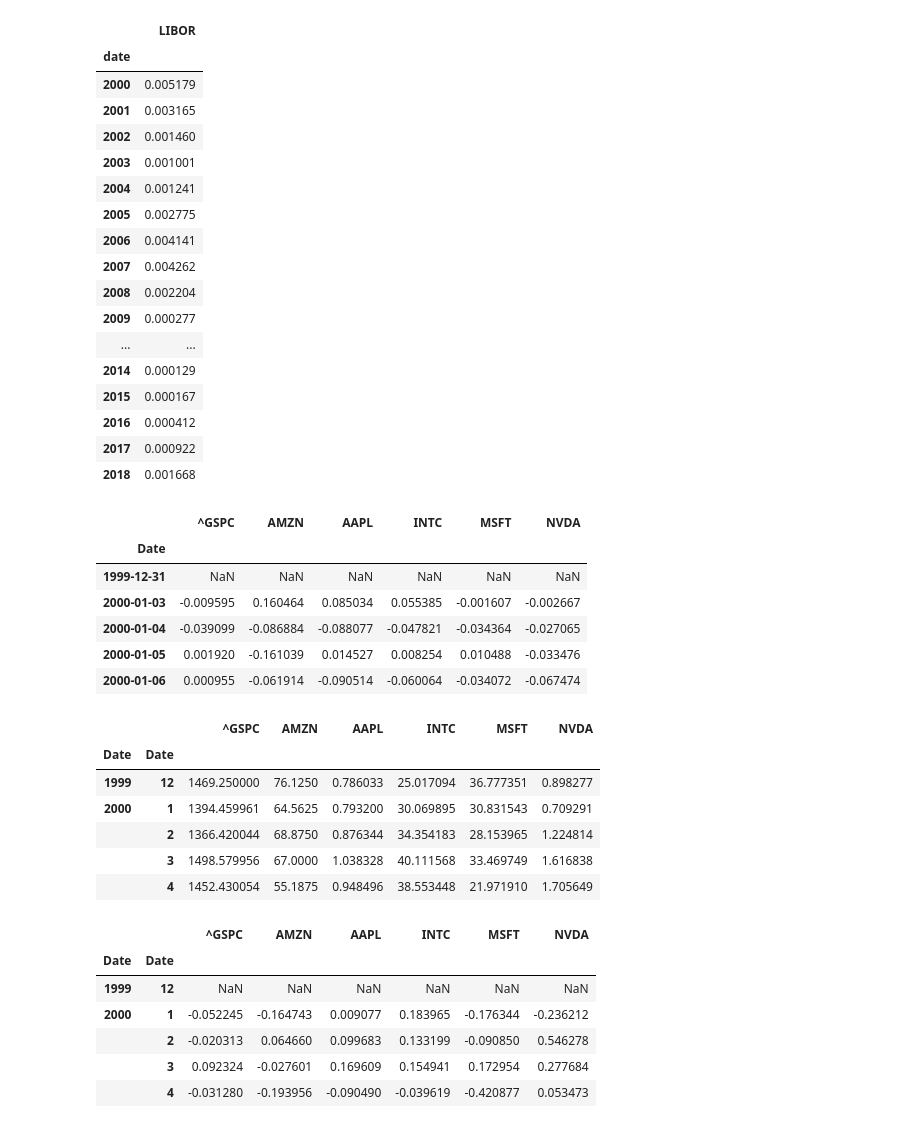
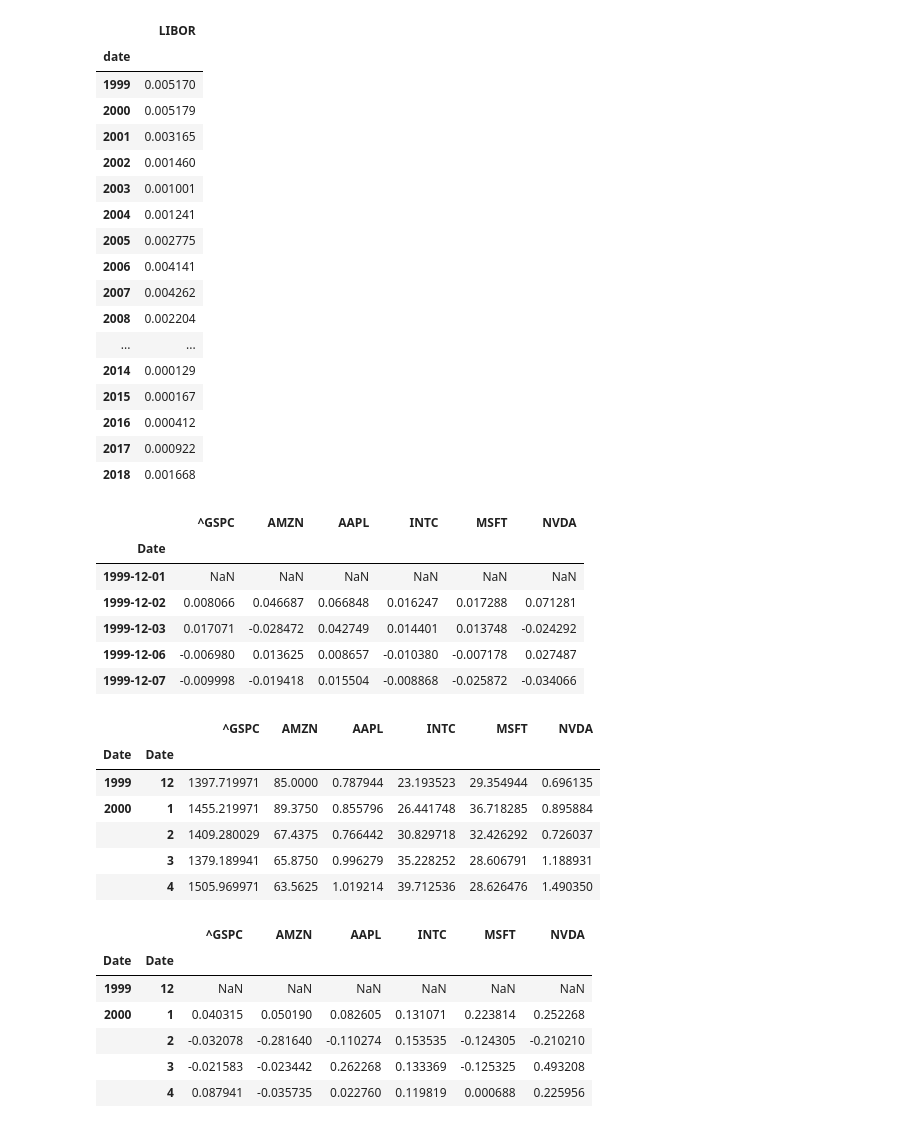
Before and after one commit to markkoszykowski/ECE478---Financial-Signal-Processing, a Jupyter notebook: Problem Set 2/ps2.ipynb, the cells around one changed output. Saved outputs shown, nothing was run; the diff lists cells and outputs as text; code cells hidden in the pictures.

Commit message:
correctly monthly K

```diff
--- a/Problem Set 2/ps2.ipynb
+++ b/Problem Set 2/ps2.ipynb
@@ -22,7 +22,7 @@ plt.rc("axes", titlesize=BIGGER_SIZE)
 CONFIG_FILE = "config.json"
 LIBOR_CSV = "fred_historical_USD1MTD156N.csv"
 # %%
-START_DATE = datetime(1999, 12, 31)
+START_DATE = datetime(1999, 12, 1)
 END_DATE = datetime(2019, 1, 1)
 # %%
 YEARS_TO_STUDY = [
@@ -138,6 +149,7 @@ display(HTML(libor_monthly.to_html()))
 # %% [output]
 |  | LIBOR |
 | date |  |
+| 1999 | 0.005170 |
 | 2000 | 0.005179 |
 | 2001 | 0.003165 |
 | 2002 | 0.001460 |
@@ -147,7 +159,6 @@ display(HTML(libor_monthly.to_html()))
 | 2006 | 0.004141 |
 | 2007 | 0.004262 |
 | 2008 | 0.002204 |
-| 2009 | 0.000277 |
 | ... | ... |
 | 2014 | 0.000129 |
 | 2015 | 0.000167 |
@@ -160,31 +171,31 @@ display(HTML(K_daily.head().to_html()))
 # %% [output]
 |  | ^GSPC | AMZN | AAPL | INTC | MSFT | NVDA |
 | Date |  |  |  |  |  |  |
-| 1999-12-31 | NaN | NaN | NaN | NaN | NaN | NaN |
-| 2000-01-03 | -0.009595 | 0.160464 | 0.085034 | 0.055385 | -0.001607 | -0.002667 |
-| 2000-01-04 | -0.039099 | -0.086884 | -0.088077 | -0.047821 | -0.034364 | -0.027065 |
-| 2000-01-05 | 0.001920 | -0.161039 | 0.014527 | 0.008254 | 0.010488 | -0.033476 |
-| 2000-01-06 | 0.000955 | -0.061914 | -0.090514 | -0.060064 | -0.034072 | -0.067474 |
+| 1999-12-01 | NaN | NaN | NaN | NaN | NaN | NaN |
+| 1999-12-02 | 0.008066 | 0.046687 | 0.066848 | 0.016247 | 0.017288 | 0.071281 |
+| 1999-12-03 | 0.017071 | -0.028472 | 0.042749 | 0.014401 | 0.013748 | -0.024292 |
+| 1999-12-06 | -0.006980 | 0.013625 | 0.008657 | -0.010380 | -0.007178 | 0.027487 |
+| 1999-12-07 | -0.009998 | -0.019418 | 0.015504 | -0.008868 | -0.025872 | -0.034066 |
 # %%
-stock_data_eom = stock_data.groupby(by=[stock_data.index.year, stock_data.index.month]).last()
-display(HTML(stock_data_eom.head().to_html()))
-K_monthly = np.log(stock_data_eom / stock_data_eom.shift(1))
+stock_data_bom = stock_data.groupby(by=[stock_data.index.year, stock_data.index.month]).first()
+display(HTML(stock_data_bom.head().to_html()))
+K_monthly = np.log(stock_data_bom / stock_data_bom.shift(1))
 display(HTML(K_monthly.head().to_html()))
 # %% [output]
 |  |  | ^GSPC | AMZN | AAPL | INTC | MSFT | NVDA |
 | Date | Date |  |  |  |  |  |  |
-| 1999 | 12 | 1469.250000 | 76.1250 | 0.786033 | 25.017094 | 36.777351 | 0.898277 |
-| 2000 | 1 | 1394.459961 | 64.5625 | 0.793200 | 30.069895 | 30.831543 | 0.709291 |
-|  | 2 | 1366.420044 | 68.8750 | 0.876344 | 34.354183 | 28.153965 | 1.224814 |
-|  | 3 | 1498.579956 | 67.0000 | 1.038328 | 40.111568 | 33.469749 | 1.616838 |
-|  | 4 | 1452.430054 | 55.1875 | 0.948496 | 38.553448 | 21.971910 | 1.705649 |
+| 1999 | 12 | 1397.719971 | 85.0000 | 0.787944 | 23.193523 | 29.354944 | 0.696135 |
+| 2000 | 1 | 1455.219971 | 89.3750 | 0.855796 | 26.441748 | 36.718285 | 0.895884 |
+|  | 2 | 1409.280029 | 67.4375 | 0.766442 | 30.829718 | 32.426292 | 0.726037 |
+|  | 3 | 1379.189941 | 65.8750 | 0.996279 | 35.228252 | 28.606791 | 1.188931 |
+|  | 4 | 1505.969971 | 63.5625 | 1.019214 | 39.712536 | 28.626476 | 1.490350 |
 |  |  | ^GSPC | AMZN | AAPL | INTC | MSFT | NVDA |
 | Date | Date |  |  |  |  |  |  |
 | 1999 | 12 | NaN | NaN | NaN | NaN | NaN | NaN |
-| 2000 | 1 | -0.052245 | -0.164743 | 0.009077 | 0.183965 | -0.176344 | -0.236212 |
-|  | 2 | -0.020313 | 0.064660 | 0.099683 | 0.133199 | -0.090850 | 0.546278 |
-|  | 3 | 0.092324 | -0.027601 | 0.169609 | 0.154941 | 0.172954 | 0.277684 |
-|  | 4 | -0.031280 | -0.193956 | -0.090490 | -0.039619 | -0.420877 | 0.053473 |
+| 2000 | 1 | 0.040315 | 0.050190 | 0.082605 | 0.131071 | 0.223814 | 0.252268 |
+|  | 2 | -0.032078 | -0.281640 | -0.110274 | 0.153535 | -0.124305 | -0.210210 |
+|  | 3 | -0.021583 | -0.023442 | 0.262268 | 0.133369 | -0.125325 | 0.493208 |
+|  | 4 | 0.087941 | -0.035735 | 0.022760 | 0.119819 | 0.000688 | 0.225956 |
 # %%
 def mvp(C_inv, m, ones):
     sigma = np.squeeze(1 / np.sqrt(ones.T @ C_inv @ ones))
```
Also changed, not shown: parts of 4 cells of this notebook.
